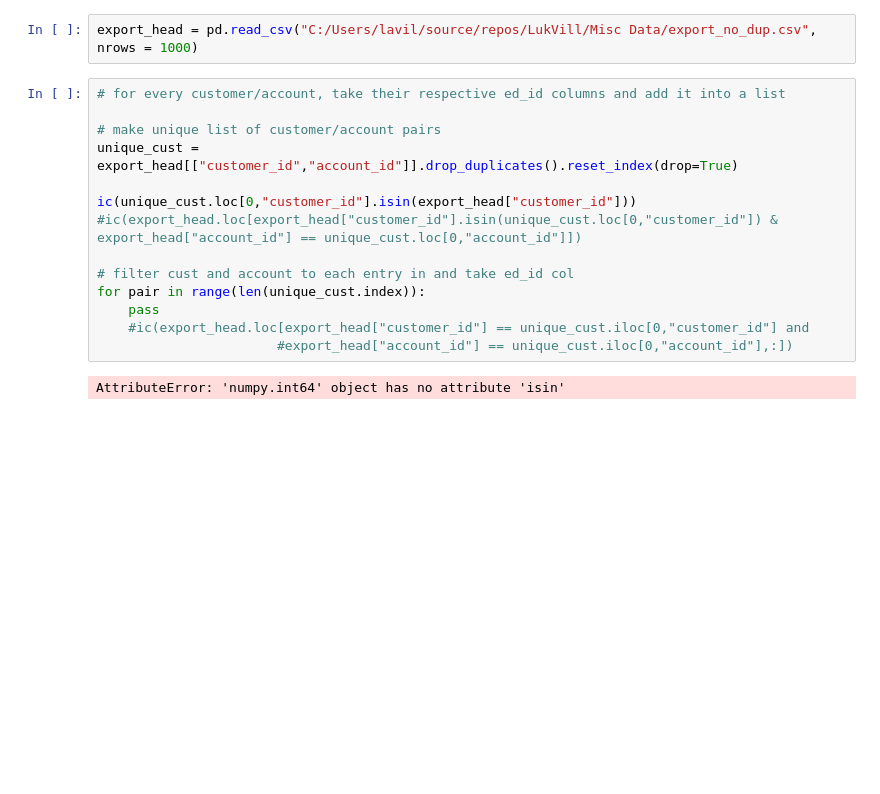
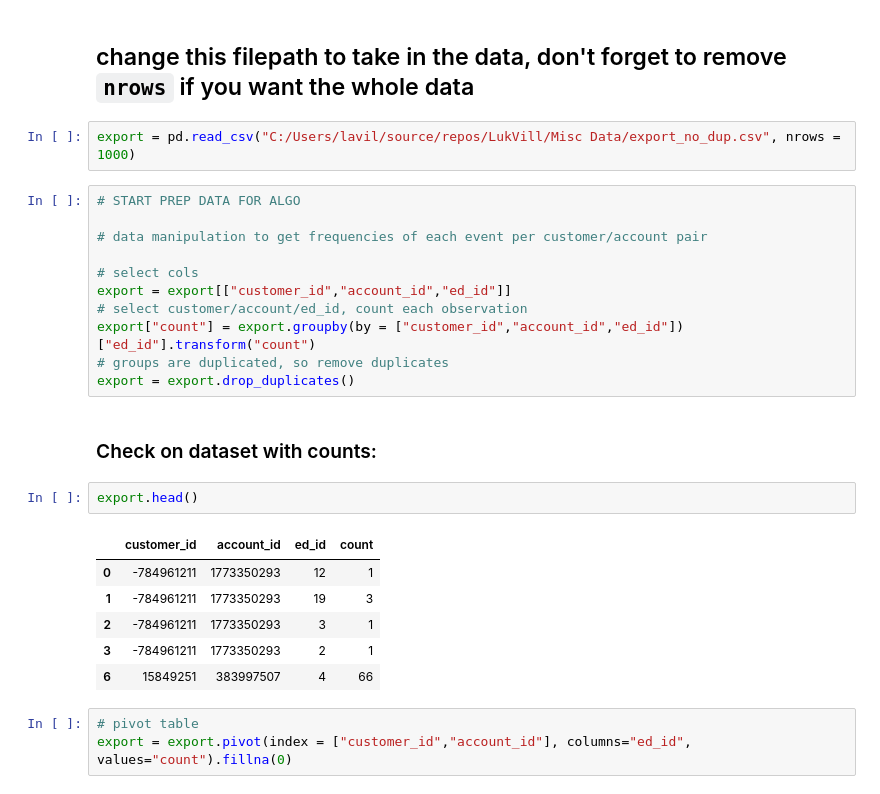
Before and after one commit to TsukasaMiyaji/MATH-M148, a Jupyter notebook: luke_apriori.ipynb, the cells around one changed output. Drawn from its saved outputs; the diff is of its cells as text; blank space fills up the shorter version.

Commit message:
finished apriori notebook, started classification modeling, possibly doing weighted apriori algo but its low priority

```diff
--- a/luke_apriori.ipynb
+++ b/luke_apriori.ipynb
@@ -7,18 +16,29 @@ from icecream import ic
+# %% [markdown]
+## change this filepath to take in the data, don't forget to remove `nrows` if you want the whole data
 # %%
-export_head = pd.read_csv("C:/Users/lavil/source/repos/LukVill/Misc Data/export_no_dup.csv", nrows = 1000)
+export = pd.read_csv("C:/Users/lavil/source/repos/LukVill/Misc Data/export_no_dup.csv", nrows = 1000)
-# %%
-# for every customer/account, take their respective ed_id columns and add it into a list
-
-# make unique list of customer/account pairs
-unique_cust = export_head[["customer_id","account_id"]].drop_duplicates().reset_index(drop=True)
-
-ic(unique_cust.loc[0,"customer_id"].isin(export_head["customer_id"]))
-#ic(export_head.loc[export_head["customer_id"].isin(unique_cust.loc[0,"customer_id"]) & export_head["account_id"] == unique_cust.loc[0,"account_id"]])
-
-# filter cust and account to each entry in and take ed_id col
-for pair in range(len(unique_cust.index)):
-    pass
-    #ic(export_head.loc[export_head["customer_id"] == unique_cust.iloc[0,"customer_id"] and
-                       #export_head["account_id"] == unique_cust.iloc[0,"account_id"],:])
-# %% [output]
-AttributeError: 'numpy.int64' object has no attribute 'isin'
+# %%
+# START PREP DATA FOR ALGO
+
+# data manipulation to get frequencies of each event per customer/account pair
+
+# select cols
+export = export[["customer_id","account_id","ed_id"]]
+# select customer/account/ed_id, count each observation
+export["count"] = export.groupby(by = ["customer_id","account_id","ed_id"])["ed_id"].transform("count")
+# groups are duplicated, so remove duplicates
+export = export.drop_duplicates()
+# %% [markdown]
+### Check on dataset with counts:
+# %%
+export.head()
+# %% [output]
+|  | customer_id | account_id | ed_id | count |
+| 0 | -784961211 | 1773350293 | 12 | 1 |
+| 1 | -784961211 | 1773350293 | 19 | 3 |
+| 2 | -784961211 | 1773350293 | 3 | 1 |
+| 3 | -784961211 | 1773350293 | 2 | 1 |
+| 6 | 15849251 | 383997507 | 4 | 66 |
+# %%
+# pivot table
+export = export.pivot(index = ["customer_id","account_id"], columns="ed_id", values="count").fillna(0)
```
Also changed, not shown: parts of 16 cells of this notebook, 2 other files.
